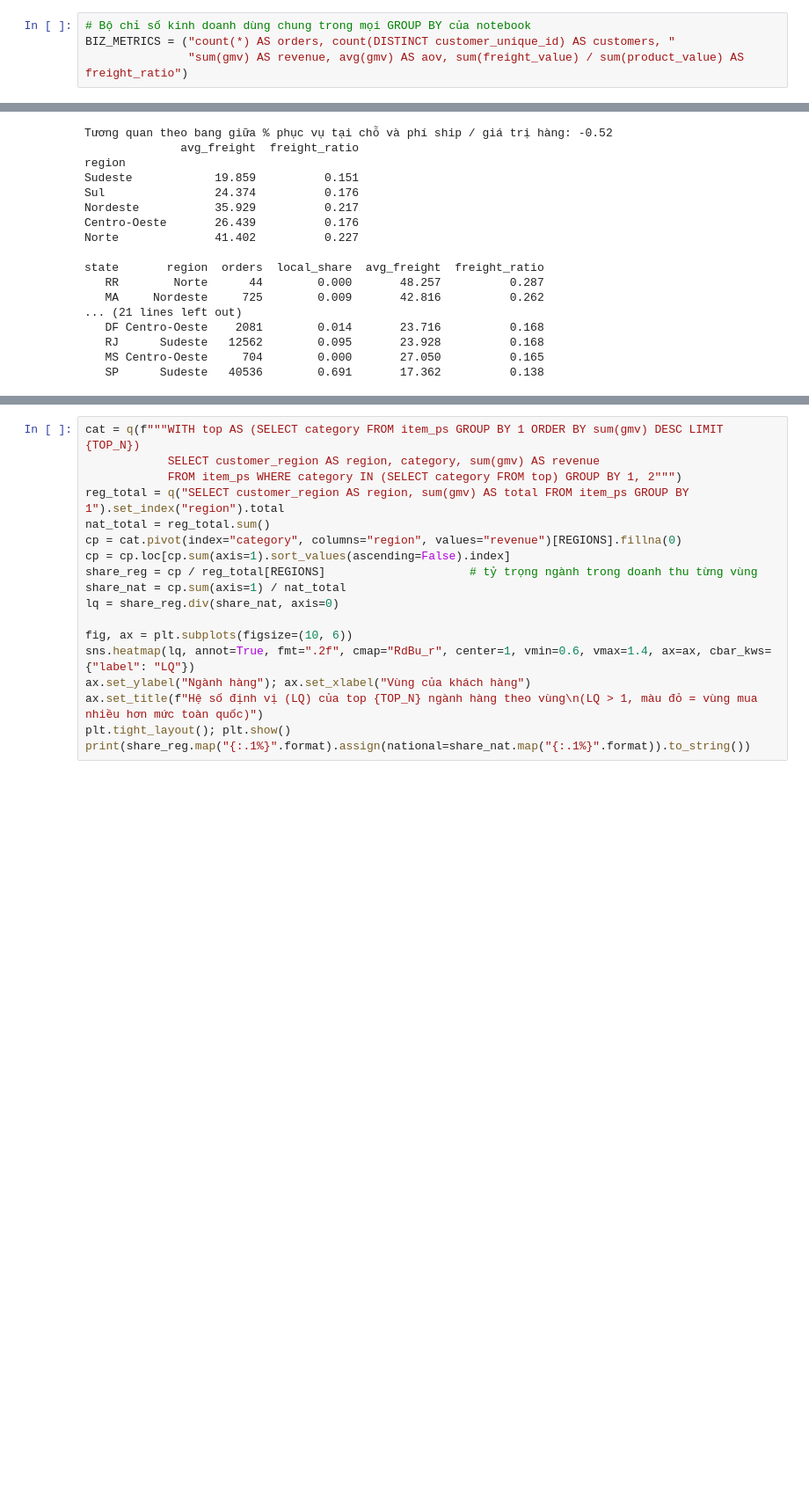
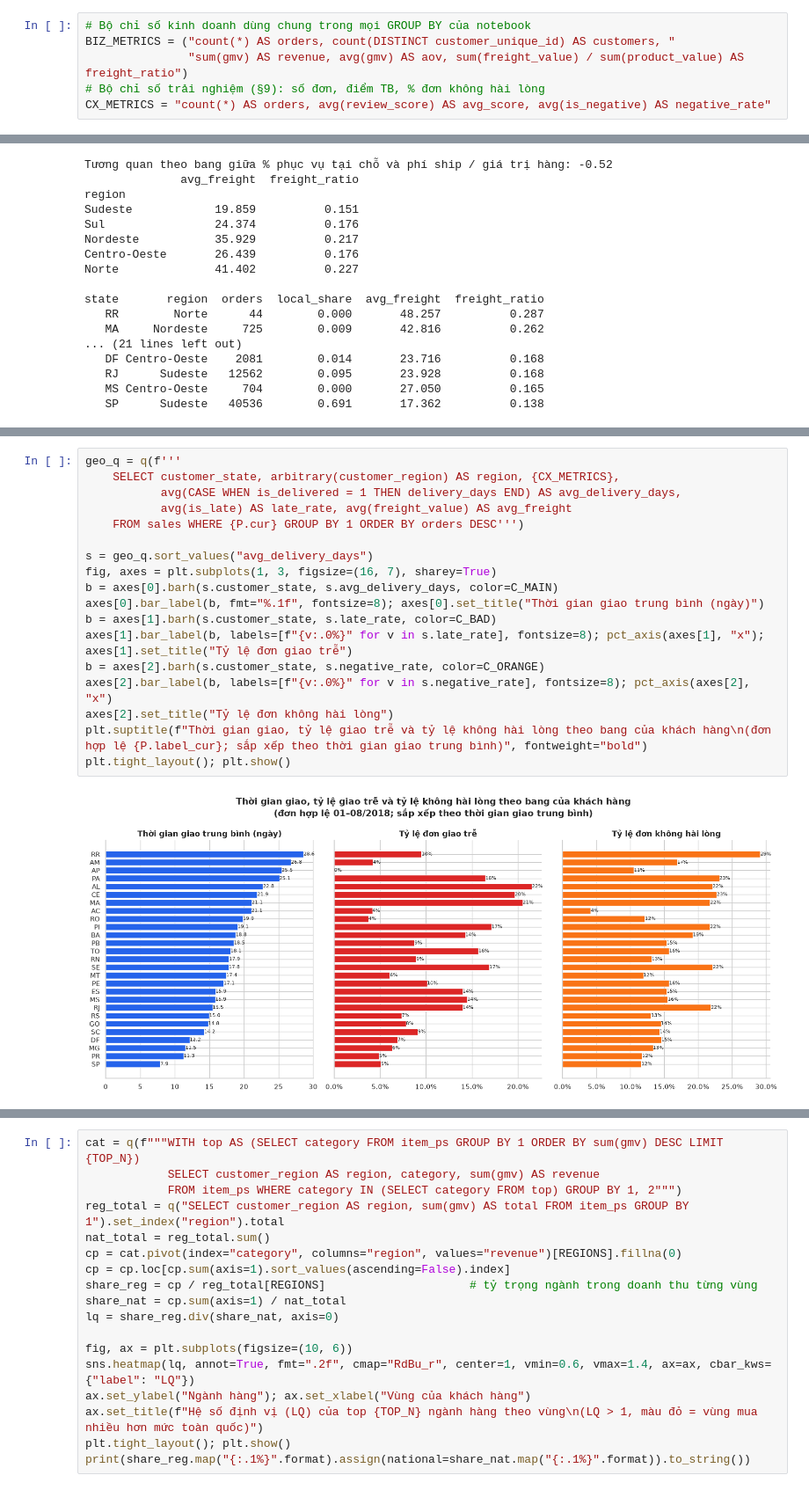
Before and after one commit to ManhHaHuy06/Nhom1_IT5425_172914__E-Commerce, a Jupyter notebook: olist-eda/eda/02_geo.ipynb, the cells around one changed output, grey strips where cells are left out. Shown at 88% size. Saved outputs shown, nothing was run; the diff lists cells and outputs as text; blank space fills up the shorter version.

```diff
--- a/olist-eda/eda/geo.ipynb
+++ b/olist-eda/eda/02_geo.ipynb
@@ -52,6 +58,8 @@ Kỳ này 01–08/2018 | cùng kỳ 01–08/2017 | xu hướng 01/2017–08/2018
 # Bộ chỉ số kinh doanh dùng chung trong mọi GROUP BY của notebook
 BIZ_METRICS = ("count(*) AS orders, count(DISTINCT customer_unique_id) AS customers, "
                "sum(gmv) AS revenue, avg(gmv) AS aov, sum(freight_value) / sum(product_value) AS freight_ratio")
+# Bộ chỉ số trải nghiệm (§9): số đơn, điểm TB, % đơn không hài lòng
+CX_METRICS = "count(*) AS orders, avg(review_score) AS avg_score, avg(is_negative) AS negative_rate"
 # %% [markdown]
 ### Tạo bảng phân tích theo địa lý
 - `sales`: view các **đơn hợp lệ** của `order_base` (tạo sẵn trong `connect()`), thêm tọa độ của khách. Gồm thời gian mua, bang/thành phố/vùng của khách, GMV, giá trị hàng, phí ship, số sản phẩm.
@@ -546,0 +575,20 @@ state       region  orders  local_share  avg_freight  freight_ratio
+# %%
+geo_q = q(f'''
+    SELECT customer_state, arbitrary(customer_region) AS region, {CX_METRICS},
+           avg(CASE WHEN is_delivered = 1 THEN delivery_days END) AS avg_delivery_days,
+           avg(is_late) AS late_rate, avg(freight_value) AS avg_freight
+    FROM sales WHERE {P.cur} GROUP BY 1 ORDER BY orders DESC''')
+
+s = geo_q.sort_values("avg_delivery_days")
+fig, axes = plt.subplots(1, 3, figsize=(16, 7), sharey=True)
+b = axes[0].barh(s.customer_state, s.avg_delivery_days, color=C_MAIN)
+axes[0].bar_label(b, fmt="%.1f", fontsize=8); axes[0].set_title("Thời gian giao trung bình (ngày)")
+b = axes[1].barh(s.customer_state, s.late_rate, color=C_BAD)
+axes[1].bar_label(b, labels=[f"{v:.0%}" for v in s.late_rate], fontsize=8); pct_axis(axes[1], "x"); axes[1].set_title("Tỷ lệ đơn giao trễ")
+b = axes[2].barh(s.customer_state, s.negative_rate, color=C_ORANGE)
+axes[2].bar_label(b, labels=[f"{v:.0%}" for v in s.negative_rate], fontsize=8); pct_axis(axes[2], "x")
+axes[2].set_title("Tỷ lệ đơn không hài lòng")
+plt.suptitle(f"Thời gian giao, tỷ lệ giao trễ và tỷ lệ không hài lòng theo bang của khách hàng\n(đơn hợp lệ {P.label_cur}; sắp xếp theo thời gian giao trung bình)", fontweight="bold")
+plt.tight_layout(); plt.show()
+# %% [output]
+[figure, added]
```
Also changed, not shown: parts of 29 cells of this notebook, 18 other files.
